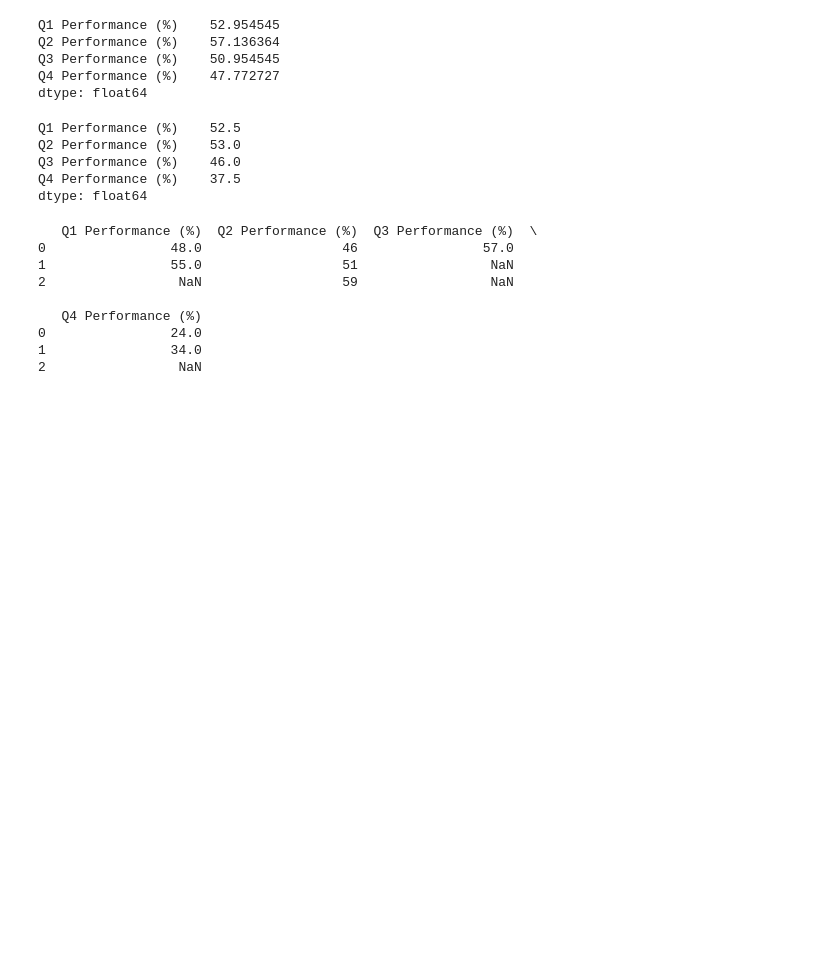
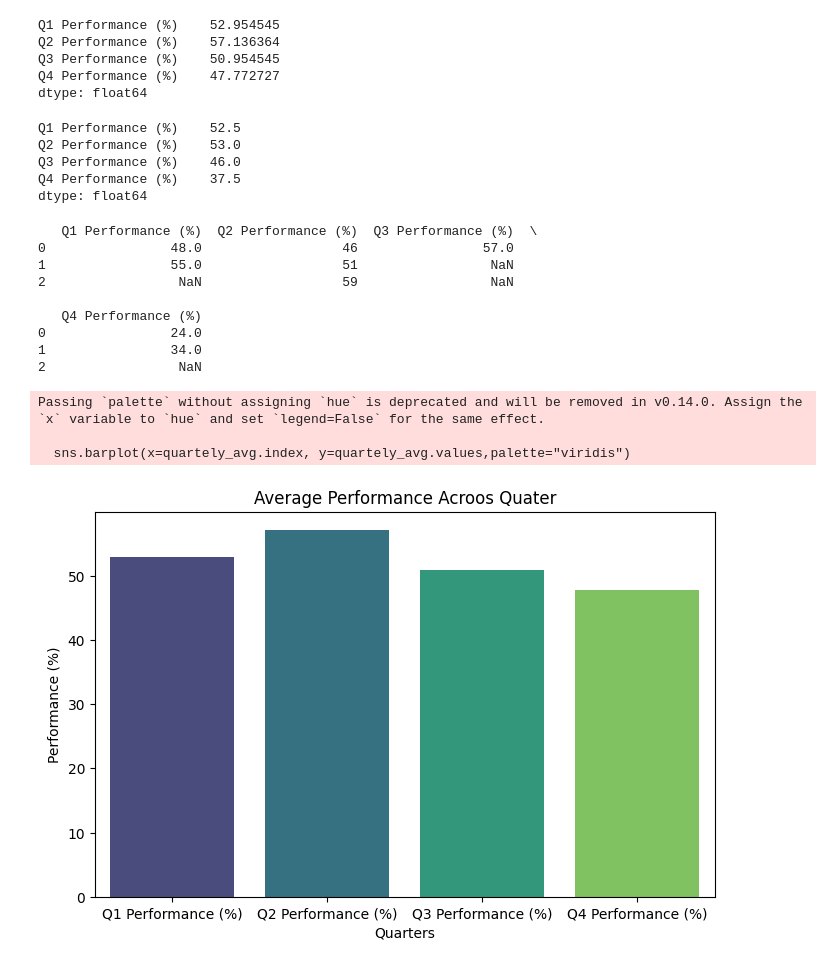
Before and after one commit to theamaan619/Data-Analytics, a Jupyter notebook: Lecture 7.ipynb, the cells around one changed output. Drawn from its saved outputs; the diff is of its cells as text; code cells hidden in the pictures; blank space fills up the shorter version.

```diff
--- a/Lecture 7.ipynb
+++ b/Lecture 7.ipynb
@@ -129,3 +119,17 @@ print(mode_value)
 0                24.0
 1                34.0
 2                 NaN
+# %%
+quartely_avg=data.mean(numeric_only=True)
+
+plt.figure(figsize=(8,5))
+sns.barplot(x=quartely_avg.index, y=quartely_avg.values,palette="viridis")
+plt.title("Average Performance Acroos Quater")
+plt.ylabel("Performance (%)")
+plt.xlabel("Quarters")
+plt.show()
+# %% [output]
+Passing `palette` without assigning `hue` is deprecated and will be removed in v0.14.0. Assign the `x` variable to `hue` and set `legend=False` for the same effect.
+
+  sns.barplot(x=quartely_avg.index, y=quartely_avg.values,palette="viridis")
+[figure, added]
```
Also changed, not shown: parts of 5 cells of this notebook, 2 other files.
